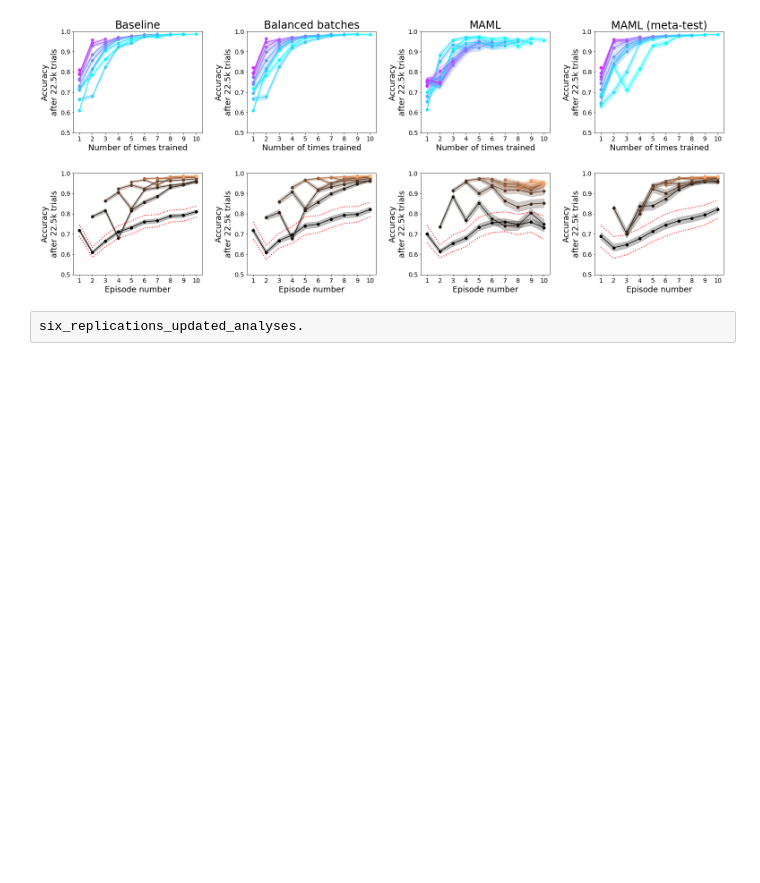
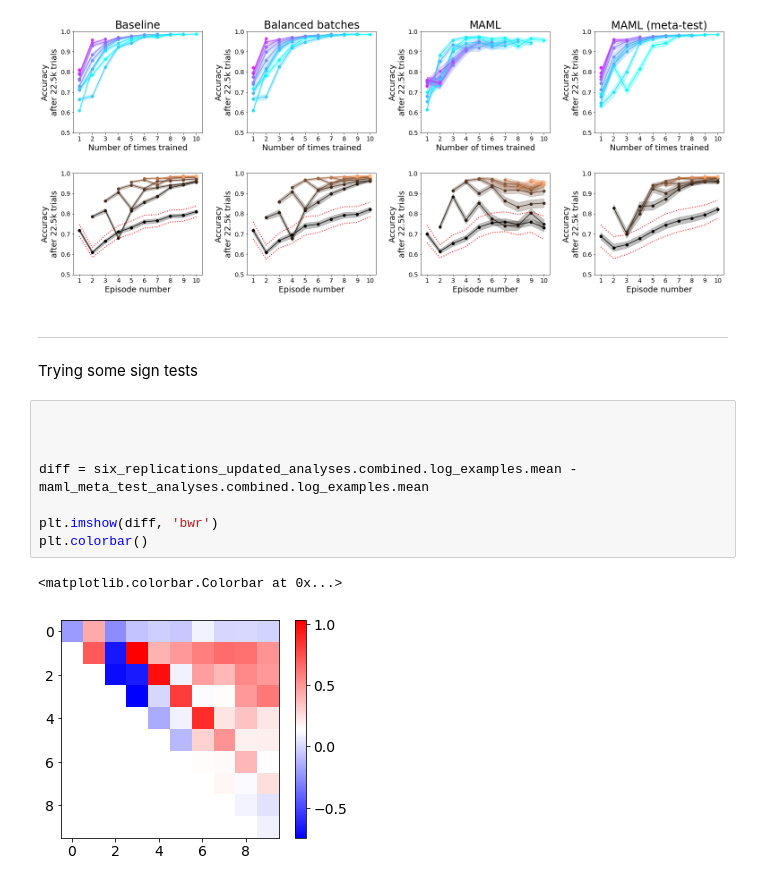
Before and after one commit to guydav/deep-learning-projects, a Jupyter notebook: notebooks/Meta_Learning_MAML_plots.ipynb, the cells around one changed output. Saved outputs shown, nothing was run; the diff lists cells and outputs as text; blank space fills up the shorter version.

```diff
--- a/notebooks/Meta_Learning_MAML_plots.ipynb
+++ b/notebooks/Meta_Learning_MAML_plots.ipynb
@@ -169,5 +169,18 @@ y = 0.0144 x + 0.767
 y = 0.03061 x + 0.7734
 y = 0.0314 x + 0.676
 [figure]
-# %%
-six_replications_updated_analyses.
+# %% [markdown]
+----
+
+Trying some sign tests
+# %%
+
+
+
+diff = six_replications_updated_analyses.combined.log_examples.mean - maml_meta_test_analyses.combined.log_examples.mean
+
+plt.imshow(diff, 'bwr')
+plt.colorbar()
+# %% [output]
+<matplotlib.colorbar.Colorbar at 0x...>
+[figure, added]
```
Also changed, not shown: 2 other files.
